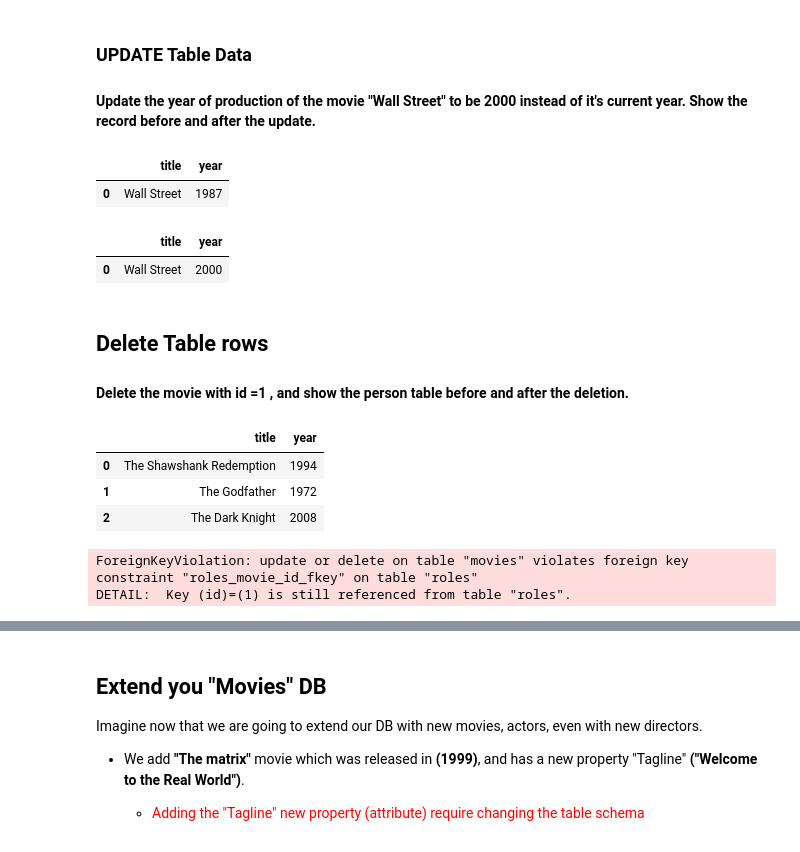
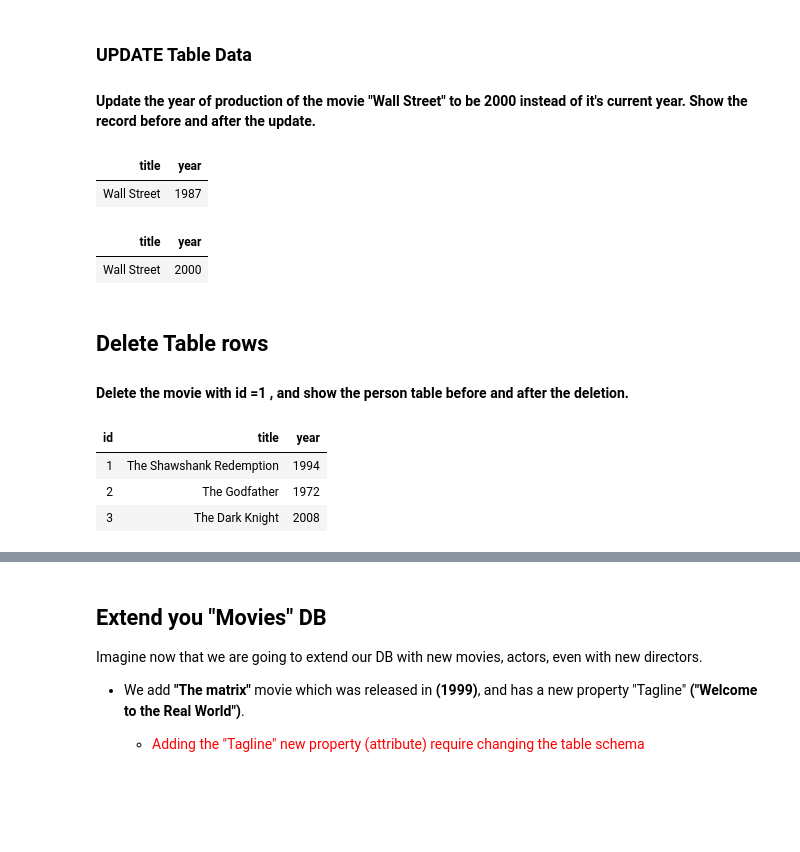
Before and after one commit to haicheviet/dataeng-course-1, a Jupyter notebook: homework_postgres/PostgreSQL-Students.ipynb, the cells around one changed output, grey strips where cells are left out. Cells and saved outputs as stored; diff of their text form; code cells hidden in the pictures; blank space fills up the shorter version.

```diff
--- a/homework_postgres/PostgreSQL-Students.ipynb
+++ b/homework_postgres/PostgreSQL-Students.ipynb
@@ -1176,10 +1201,10 @@ display(actorMoviesAggList.style.hide_index())
 # %%
 pd.read_sql('''
 SELECT title, year FROM Movies WHERE title = 'Wall Street'
-''', con)
+''', con).style.hide_index()
 # %% [output]
-|  | title | year |
-| 0 | Wall Street | 1987 |
+| title | year |
+| Wall Street | 1987 |
 # %%
 query = "UPDATE Movies SET year = 2000 WHERE title = 'Wall Street';"
 cursor.execute(query)
@@ -1187,30 +1212,23 @@ con.commit()
 # %%
 pd.read_sql('''
 SELECT title, year FROM Movies WHERE title = 'Wall Street'
-''', con)
+''', con).style.hide_index()
 # %% [output]
-|  | title | year |
-| 0 | Wall Street | 2000 |
+| title | year |
+| Wall Street | 2000 |
 # %% [markdown]
 ## Delete Table rows
 
 #### Delete the movie with id =1 , and show the person table before and after the deletion.
 # %%
 pd.read_sql('''
-SELECT title, year FROM Movies LIMIT 3
-''', con)
+SELECT id, title, year FROM Movies LIMIT 3
+''', con).style.hide_index()
 # %% [output]
-|  | title | year |
-| 0 | The Shawshank Redemption | 1994 |
-| 1 | The Godfather | 1972 |
-| 2 | The Dark Knight | 2008 |
+| id | title | year |
+| 1 | The Shawshank Redemption | 1994 |
+| 2 | The Godfather | 1972 |
+| 3 | The Dark Knight | 2008 |
-# %%
-query = "DELETE FROM Movies WHERE id = 1;"
-cursor.execute(query)
-con.commit()
-# %% [output]
-ForeignKeyViolation: update or delete on table "movies" violates foreign key constraint "roles_movie_id_fkey" on table "roles"
-DETAIL:  Key (id)=(1) is still referenced from table "roles".
 # %%
 query = "DELETE FROM Roles WHERE movie_id = 1;"
 cursor.execute(query)
```
Also changed, not shown: parts of 34 cells of this notebook, 1 other file.
